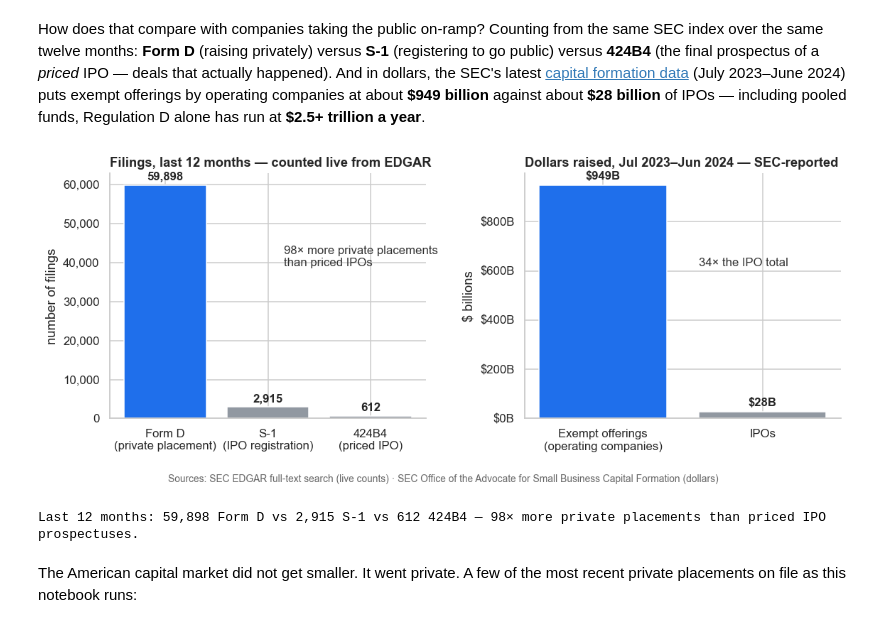
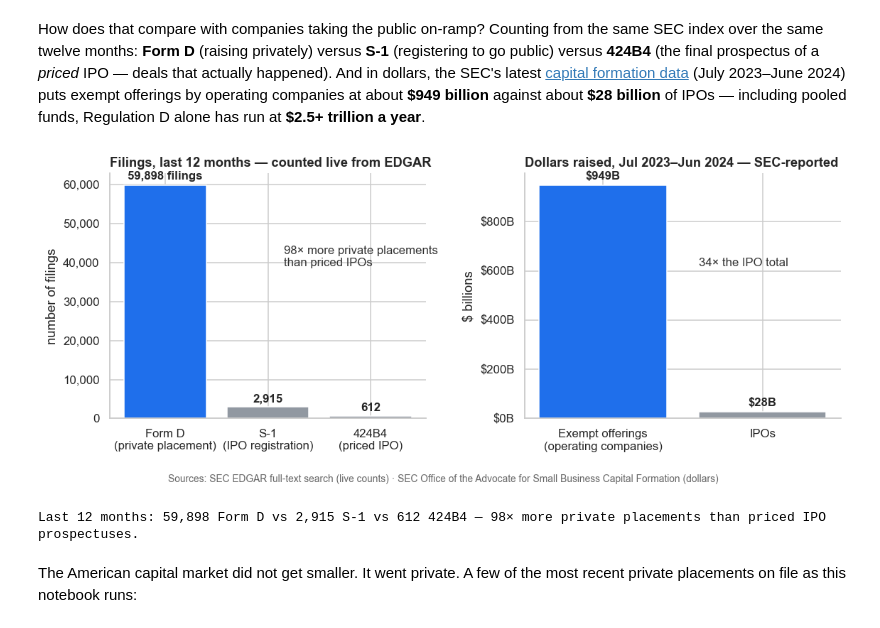
Before and after one commit to StartEngine/private-markets-research, a Jupyter notebook: private_markets.ipynb, the cells around one changed output. Cells and saved outputs as stored; diff of their text form; code cells hidden in the pictures.

Commit message:
Comparison chart: headline bar label reads '59,898 filings' explicitly

```diff
--- a/private_markets.ipynb
+++ b/private_markets.ipynb
@@ -158,35 +158,36 @@ Regulation D alone has run at **\$2.5+ trillion a year**.
 s1_total = sum([await month_total("S-1", y, m) for y, m in months])
 b4_total = sum([await month_total("424B4", y, m) for y, m in months])
 
 fig, (ax1, ax2) = plt.subplots(1, 2, figsize=(10.5, 4.4))
 
 counts = [total_12mo, s1_total, b4_total]
 count_labels = ["Form D\n(private placement)", "S-1\n(IPO registration)", "424B4\n(priced IPO)"]
 bars = ax1.bar(count_labels, counts, color=[ACCENT, DIM, DIM])
-ax1.bar_label(bars, fmt="{:,.0f}", padding=3, fontweight="bold")
+ax1.bar_label(bars, labels=[f"{counts[0]:,} filings", f"{counts[1]:,}", f"{counts[2]:,}"],
+              padding=3, fontweight="bold")
 ax1.set_title("Filings, last 12 months — counted live from EDGAR", loc="left", fontweight="bold")
 ax1.set_ylabel("number of filings")
 ax1.yaxis.set_major_formatter(mtick.StrMethodFormatter("{x:,.0f}"))
 ax1.annotate(f"{total_12mo / b4_total:.0f}× more private placements\nthan priced IPOs",
              xy=(0.55, 0.62), xycoords="axes fraction", color="#333")
 
 dollars = [949, 28]
 dollar_labels = ["Exempt offerings\n(operating companies)", "IPOs"]
 bars2 = ax2.bar(dollar_labels, dollars, color=[ACCENT, DIM])
 ax2.bar_label(bars2, fmt="$%gB", padding=3, fontweight="bold")
 ax2.set_title("Dollars raised, Jul 2023–Jun 2024 — SEC-reported", loc="left", fontweight="bold")
 ax2.set_ylabel("$ billions")
 ax2.yaxis.set_major_formatter(mtick.StrMethodFormatter("${x:,.0f}B"))
 ax2.annotate("34× the IPO total", xy=(0.55, 0.62), xycoords="axes fraction", color="#333")
 
 fig.supxlabel("Sources: SEC EDGAR full-text search (live counts) · SEC Office of the Advocate for "
               "Small Business Capital Formation (dollars)", fontsize=9, color="#666")
 plt.tight_layout(); plt.show()
 
 print(f"Last 12 months: {total_12mo:,} Form D vs {s1_total:,} S-1 vs {b4_total:,} 424B4 — "
       f"{total_12mo/b4_total:.0f}× more private placements than priced IPO prospectuses.")
 # %% [output]
-[figure, old version]
+[figure, new version]
 Last 12 months: 59,898 Form D vs 2,915 S-1 vs 612 424B4 — 98× more private placements than priced IPO prospectuses.
 # %% [markdown]
 The American capital market did not get smaller. It went private. A few of the most
```
Also changed, not shown: parts of 2 cells of this notebook.
